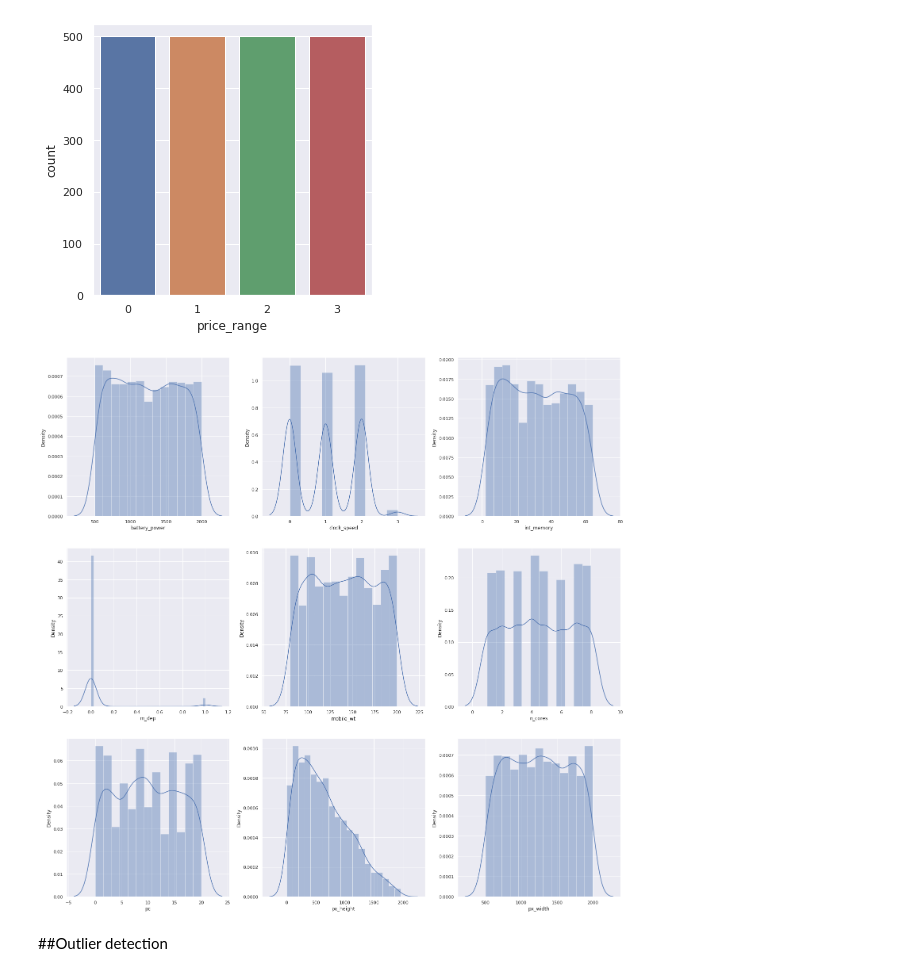
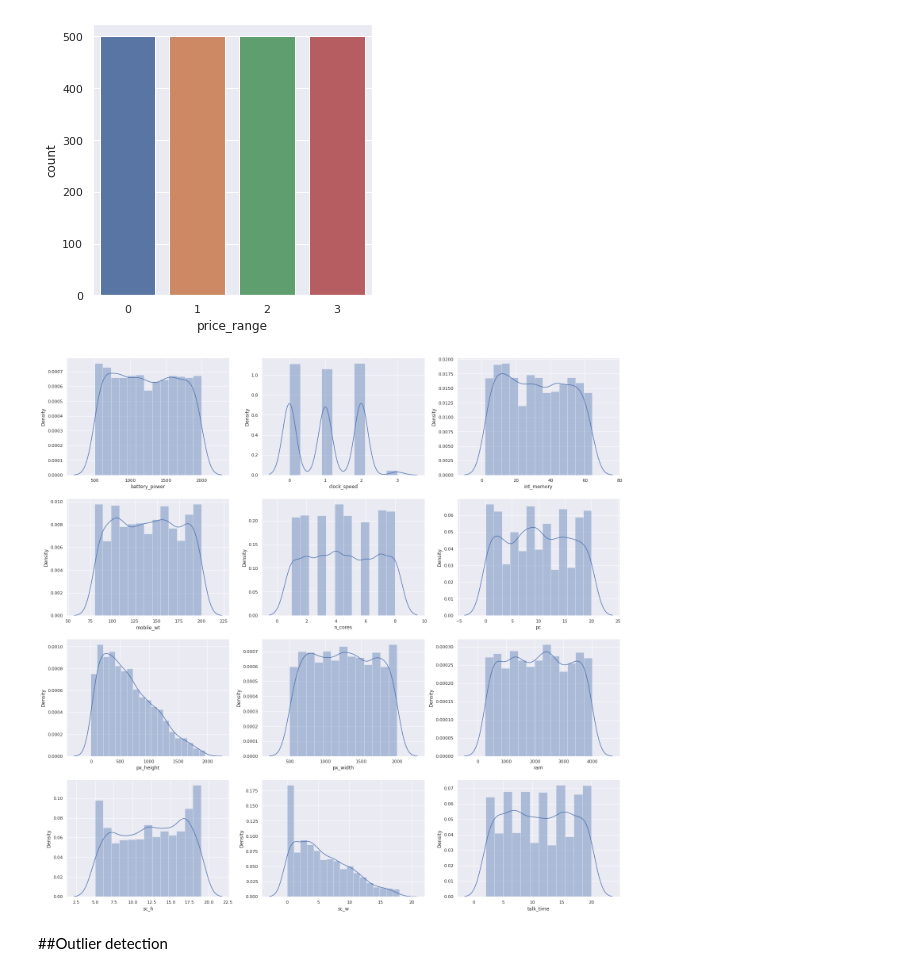
Before and after one commit to Jayasri001/mobile-price-classification, a Jupyter notebook: mobile_classification.ipynb, the cells around one changed output. Saved outputs shown, nothing was run; the diff lists cells and outputs as text; code cells hidden in the pictures.

```diff
--- a/mobile_classification.ipynb
+++ b/mobile_classification.ipynb
@@ -256,16 +256,16 @@ sns.countplot(data = df, x ='price_range' )
 <matplotlib.axes._subplots.AxesSubplot at 0x...>
 [figure]
 # %%
-hist_plot = ["battery_power","clock_speed","int_memory","m_dep","mobile_wt","n_cores","pc","px_height","px_width",
+hist_plot = ["battery_power","clock_speed","int_memory","mobile_wt","n_cores","pc","px_height","px_width",
             "ram","sc_h","sc_w","talk_time","price_range"]
 
-fig,ax = plt.subplots(3,3, figsize = (25,25) )
+fig,ax = plt.subplots(4,3, figsize = (25,25) )
 
 for i,j in zip(hist_plot,ax.flatten()):
     sns.distplot(df[i],ax = j)
-plt.show()
+plt.show();
 # %% [output]
-[figure, old version]
+[figure, new version]
 # %% [markdown]
 ##Outlier detection
 # %% [markdown]
```
Also changed, not shown: parts of 4 cells of this notebook.
